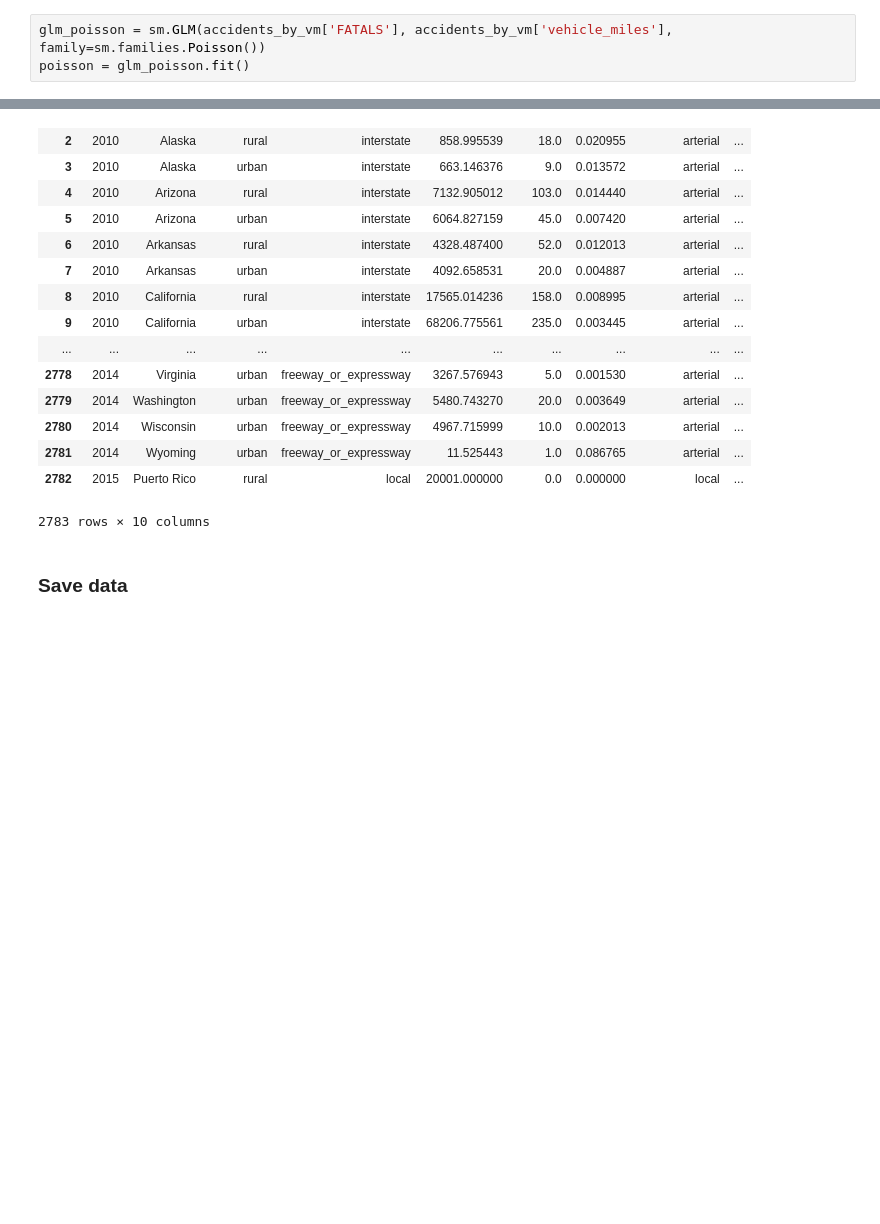
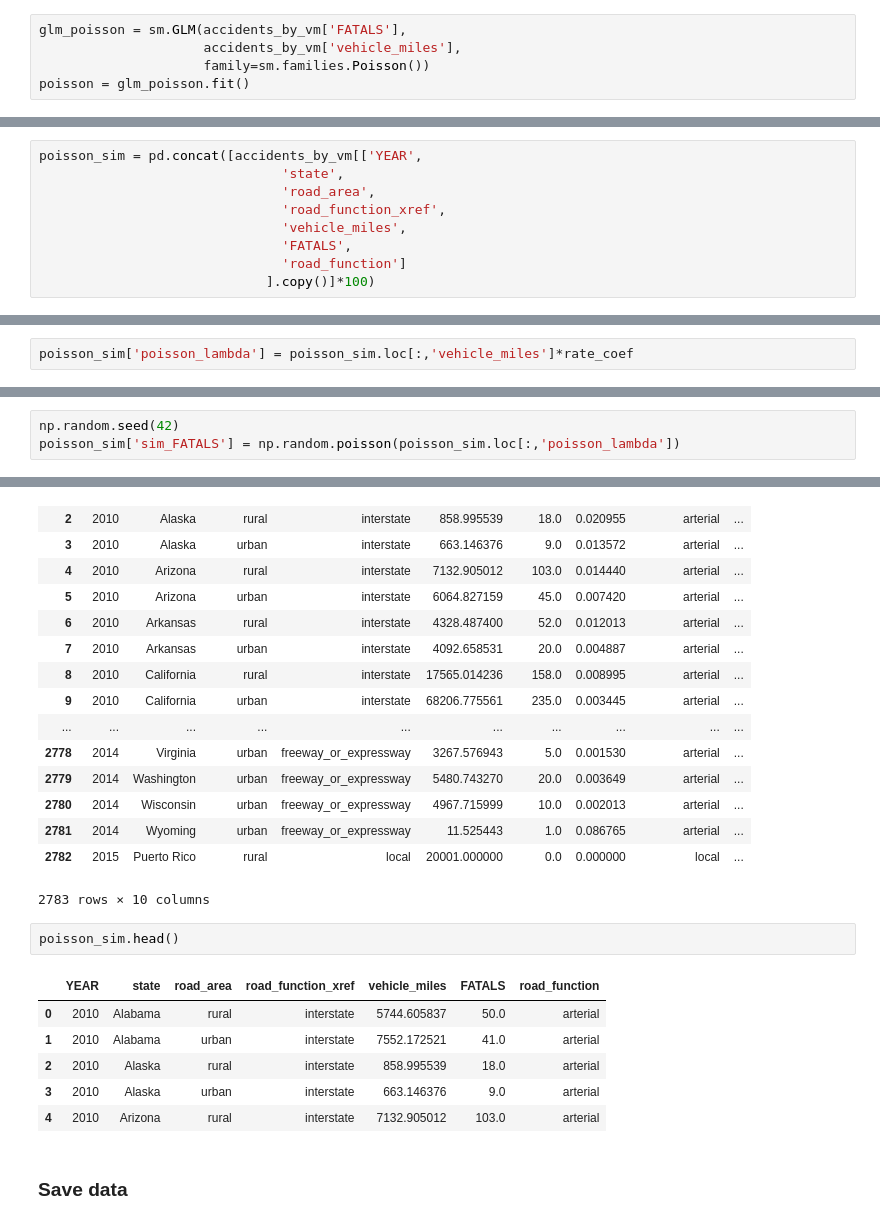
Before and after one commit to JonathanOwen/DinsdalePiranha, a Jupyter notebook: fars.ipynb, the cells around one changed output, grey strips where cells are left out. Drawn from its saved outputs; the diff is of its cells as text; blank space fills up the shorter version.

Commit message:
Poisson sim

```diff
--- a/fars.ipynb
+++ b/fars.ipynb
@@ -495,5 +468,7 @@ class ModelTransformer(sk.base.BaseEstimator, sk.base.TransformerMixin):
 # %%
-glm_poisson = sm.GLM(accidents_by_vm['FATALS'], accidents_by_vm['vehicle_miles'], family=sm.families.Poisson())
+glm_poisson = sm.GLM(accidents_by_vm['FATALS'],
+                     accidents_by_vm['vehicle_miles'],
+                     family=sm.families.Poisson())
 poisson = glm_poisson.fit()
 # %%
 print poisson.summary()
@@ -524,0 +502,9 @@ exposures = [item for sublist in exposure_rep for item in sublist]
+# %%
+poisson_sim = pd.concat([accidents_by_vm[['YEAR',
+                               'state',
+                               'road_area',
+                               'road_function_xref',
+                               'vehicle_miles',
+                               'FATALS',
+                               'road_function']
+                             ].copy()]*100)
@@ -524,0 +513,2 @@ exposures = [item for sublist in exposure_rep for item in sublist]
+# %%
+poisson_sim['poisson_lambda'] = poisson_sim.loc[:,'vehicle_miles']*rate_coef
@@ -524,0 +519,3 @@ exposures = [item for sublist in exposure_rep for item in sublist]
+# %%
+np.random.seed(42)
+poisson_sim['sim_FATALS'] = np.random.poisson(poisson_sim.loc[:,'poisson_lambda'])
@@ -716,6 +709,15 @@ accidents_by_vm
 | 2781 | 2014 | Wyoming | urban | freeway_or_expressway | 11.525443 | 1.0 | 0.086765 | arterial | ... |
 | 2782 | 2015 | Puerto Rico | rural | local | 20001.000000 | 0.0 | 0.000000 | local | ... |
 2783 rows × 10 columns
+# %%
+poisson_sim.head()
+# %% [output]
+|  | YEAR | state | road_area | road_function_xref | vehicle_miles | FATALS | road_function |
+| 0 | 2010 | Alabama | rural | interstate | 5744.605837 | 50.0 | arterial |
+| 1 | 2010 | Alabama | urban | interstate | 7552.172521 | 41.0 | arterial |
+| 2 | 2010 | Alaska | rural | interstate | 858.995539 | 18.0 | arterial |
+| 3 | 2010 | Alaska | urban | interstate | 663.146376 | 9.0 | arterial |
+| 4 | 2010 | Arizona | rural | interstate | 7132.905012 | 103.0 | arterial |
 # %% [markdown]
 ### Save data
 # %%
```
Also changed, not shown: parts of 44 cells of this notebook.
